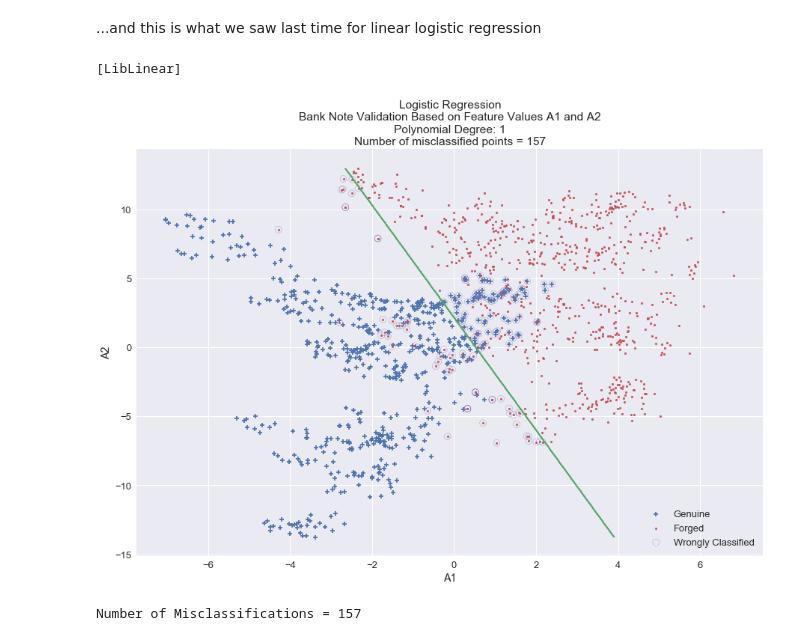
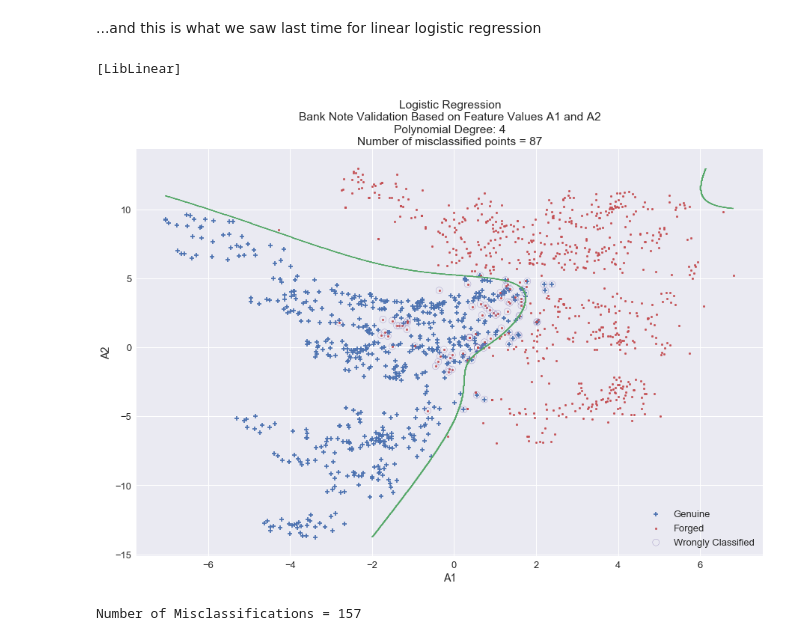
Before and after one commit to jsub10/Machine-Learning-Course-2018, a Jupyter notebook: Notebooks/Non-Linear-Logistic-Regression.ipynb, the cells around one changed output. Saved outputs shown, nothing was run; the diff lists cells and outputs as text; code cells hidden in the pictures.

```diff
--- a/Notebooks/Non-Linear-Logistic-Regression.ipynb
+++ b/Notebooks/Non-Linear-Logistic-Regression.ipynb
@@ -69,12 +73,12 @@ output.head()
 | 4 | 0 |
 # %%
 # Set up the training data
-X_train_a1_a2 = {'data': inputs_v1_v2.values, 'feature1': 'A1', 'feature2': 'A2'}
-X_train_a3_a4 = {'data': inputs_v3_v4.values, 'feature1': 'A3', 'feature2': 'A4'}
-X_train_a1_a3 = {'data': inputs_v1_v3.values, 'feature1': 'A1', 'feature2': 'A3'}
-X_train_a1_a4 = {'data': inputs_v1_v4.values, 'feature1': 'A1', 'feature2': 'A4'}
-X_train_a2_a3 = {'data': inputs_v2_v3.values, 'feature1': 'A2', 'feature2': 'A3'}
-X_train_a2_a4 = {'data': inputs_v2_v4.values, 'feature1': 'A2', 'feature2': 'A4'}
+X_train_a1_a2 = {'data': inputs_a1_a2.values, 'feature1': 'A1', 'feature2': 'A2'}
+X_train_a3_a4 = {'data': inputs_a3_a4.values, 'feature1': 'A3', 'feature2': 'A4'}
+X_train_a1_a3 = {'data': inputs_a1_a3.values, 'feature1': 'A1', 'feature2': 'A3'}
+X_train_a1_a4 = {'data': inputs_a1_a4.values, 'feature1': 'A1', 'feature2': 'A4'}
+X_train_a2_a3 = {'data': inputs_a2_a3.values, 'feature1': 'A2', 'feature2': 'A3'}
+X_train_a2_a4 = {'data': inputs_a2_a4.values, 'feature1': 'A2', 'feature2': 'A4'}
 X_train_a1_a2['data'].shape
 # %% [output]
 (1372, 2)
@@ -234,13 +238,13 @@ def poly_boundary_plot(XTrain, YTrain, degree, show_contours=0):
 # %%
 # logistic regression - what we saw last time
 # NOTE: The contours are probabilities that the bank note is genuine
 errors, accuracy, conf_matrix, report, plot = poly_boundary_plot(X_train_a1_a2,
                     y_train,
-                    degree=1,
+                    degree=4,
                     show_contours=0)
 # %% [output]
 [LibLinear]
-[figure, old version]
+[figure, new version]
 # %%
 # Which rows of the dataset are misclassfied?
 print('Number of Misclassifications = {}'.format(len(errors)))
```
Also changed, not shown: parts of 6 cells of this notebook, 4 other files.
